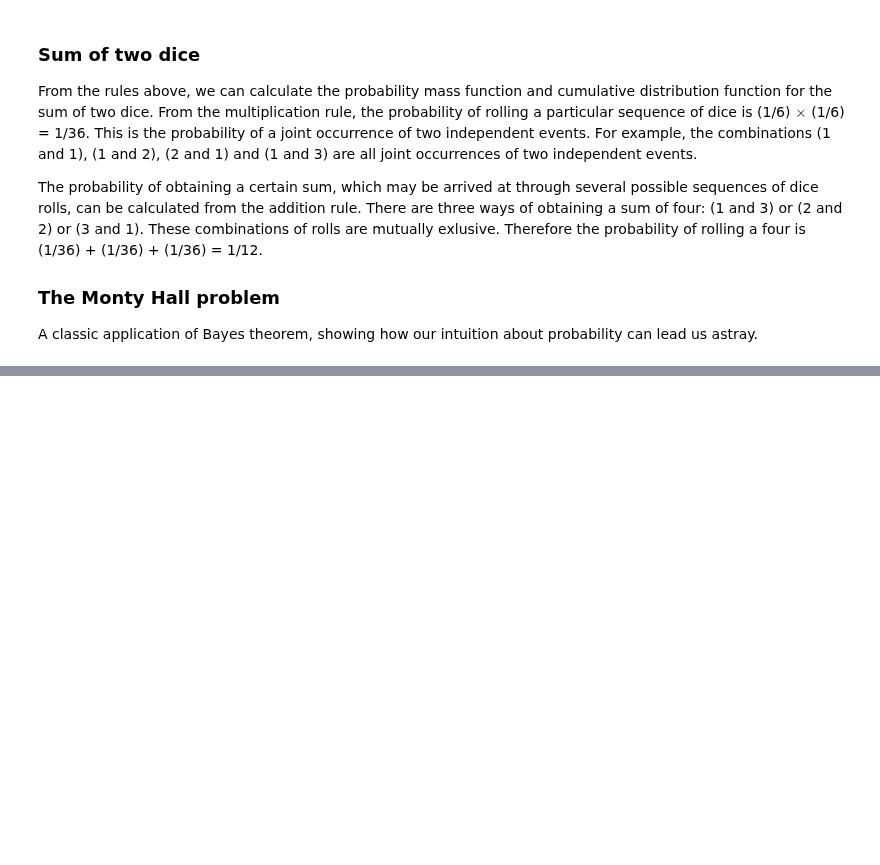
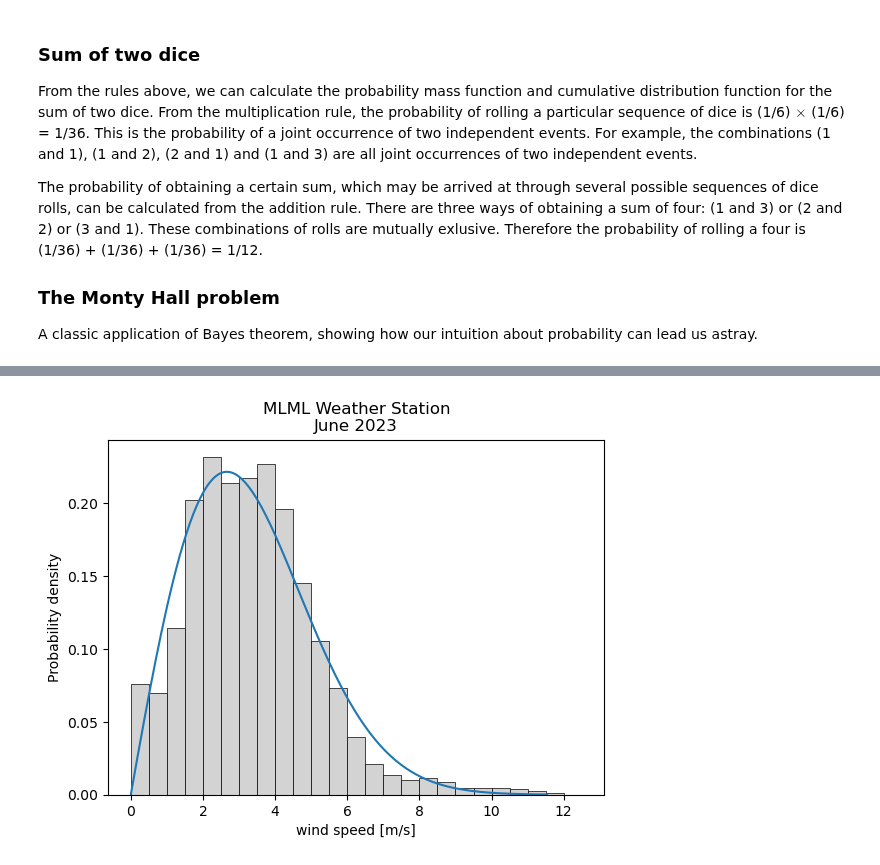
Before and after one commit to tompc35/data_marine_science, a Jupyter notebook: 2-02-probability-and-distributions.ipynb, the cells around one changed output, grey strips where cells are left out. Drawn from its saved outputs; the diff is of its cells as text; code cells hidden in the pictures; blank space fills up the shorter version.

Commit message:
new weibull fit

```diff
--- a/2-02-probability-and-distributions.ipynb
+++ b/2-02-probability-and-distributions.ipynb
@@ -189,0 +181,9 @@ Oregon, 607 pp., Elsevier Science, Amsterdam, The Netherlands.
+# %%
+df = pd.read_csv('data/mlml-weather/2023-06.csv')
+wbf = Fit_Weibull_ZI(np.array(df['wspd']),show_probability_plot=False,print_results=False)
+histogram(np.array(df['wspd']), bins = np.arange(0, 13, 0.5))
+wbf.distribution.PDF();
+plt.title('MLML Weather Station\nJune 2023')
+plt.xlabel('wind speed [m/s]');
+# %% [output]
+[figure, added]
```
Also changed, not shown: parts of 5 cells of this notebook, 3 other files.
